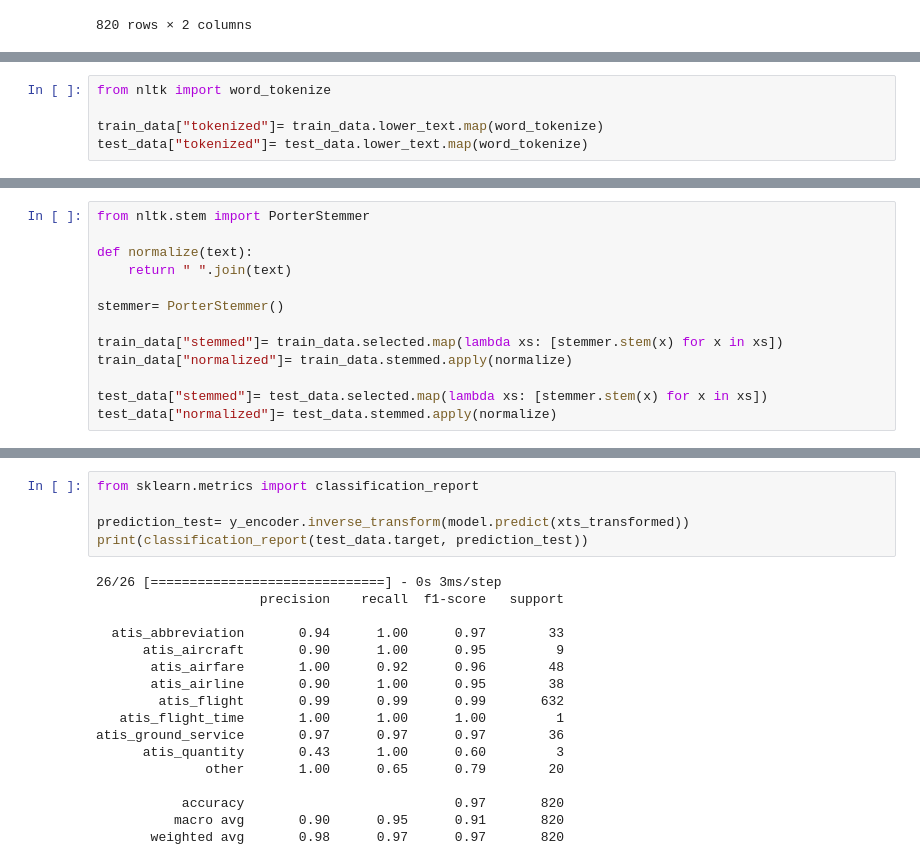
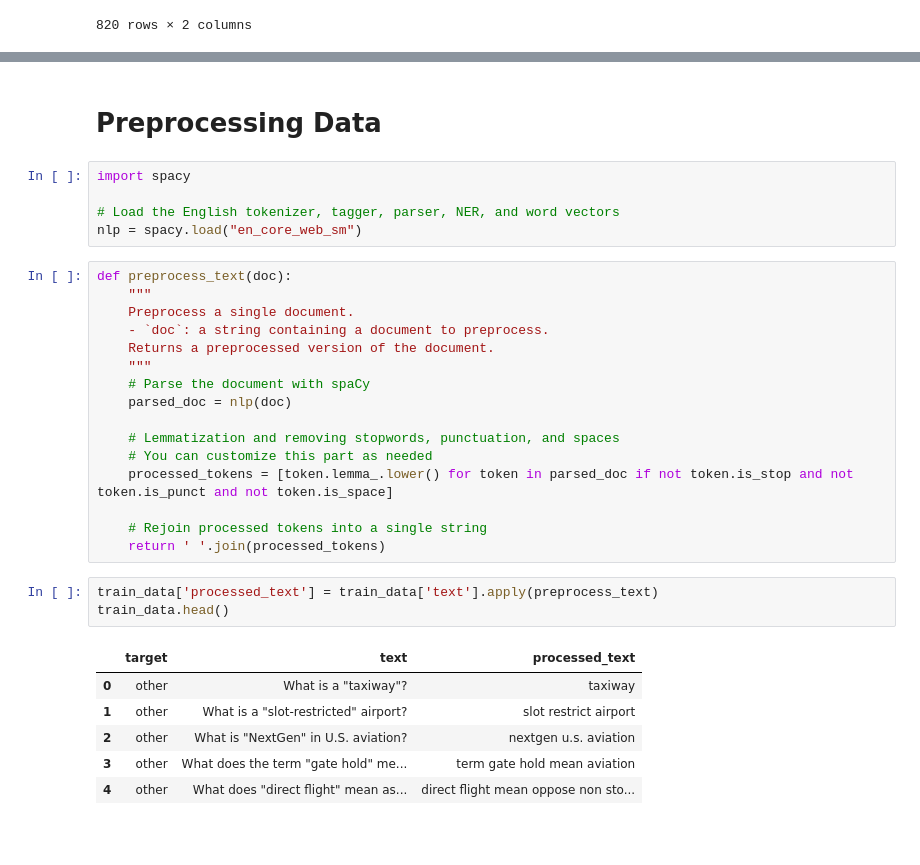
Before and after one commit to v1lton/chatbot, a Jupyter notebook: intent.ipynb, the cells around one changed output, grey strips where cells are left out. Drawn from its saved outputs; the diff is of its cells as text; blank space fills up the shorter version.

```diff
--- a/intent.ipynb
+++ b/intent.ipynb
@@ -116,5 +93,0 @@ test_data["lower_text"]= test_data.text.map(lambda x: x.lower())
-# %%
-from nltk import word_tokenize
-
-train_data["tokenized"]= train_data.lower_text.map(word_tokenize)
-test_data["tokenized"]= test_data.lower_text.map(word_tokenize)
@@ -138,13 +93,0 @@ test_data["selected"]= test_data.tokenized.map(lambda df: remove_stop(df, stop_p
-# %%
-from nltk.stem import PorterStemmer
-
-def normalize(text):
-    return " ".join(text)
-
-stemmer= PorterStemmer()
-
-train_data["stemmed"]= train_data.selected.map(lambda xs: [stemmer.stem(x) for x in xs])
-train_data["normalized"]= train_data.stemmed.apply(normalize)
-
-test_data["stemmed"]= test_data.selected.map(lambda xs: [stemmer.stem(x) for x in xs])
-test_data["normalized"]= test_data.stemmed.apply(normalize)
@@ -300,22 +94,33 @@ atis_ground_service       1.00      1.00      1.00       255
-# %%
-from sklearn.metrics import classification_report
-
-prediction_test= y_encoder.inverse_transform(model.predict(xts_transformed))
-print(classification_report(test_data.target, prediction_test))
-# %% [output]
-26/26 [==============================] - 0s 3ms/step
-                     precision    recall  f1-score   support
-
-  atis_abbreviation       0.94      1.00      0.97        33
-      atis_aircraft       0.90      1.00      0.95         9
-       atis_airfare       1.00      0.92      0.96        48
-       atis_airline       0.90      1.00      0.95        38
-        atis_flight       0.99      0.99      0.99       632
-   atis_flight_time       1.00      1.00      1.00         1
-atis_ground_service       0.97      0.97      0.97        36
-      atis_quantity       0.43      1.00      0.60         3
-              other       1.00      0.65      0.79        20
-
-           accuracy                           0.97       820
-          macro avg       0.90      0.95      0.91       820
-       weighted avg       0.98      0.97      0.97       820
+# %% [markdown]
+# Preprocessing Data
+# %%
+import spacy
+
+# Load the English tokenizer, tagger, parser, NER, and word vectors
+nlp = spacy.load("en_core_web_sm")
+# %%
+def preprocess_text(doc):
+    """
+    Preprocess a single document.
+    - `doc`: a string containing a document to preprocess.
+    Returns a preprocessed version of the document.
+    """
+    # Parse the document with spaCy
+    parsed_doc = nlp(doc)
+
+    # Lemmatization and removing stopwords, punctuation, and spaces
+    # You can customize this part as needed
+    processed_tokens = [token.lemma_.lower() for token in parsed_doc if not token.is_stop and not token.is_punct and not token.is_space]
+
+    # Rejoin processed tokens into a single string
+    return ' '.join(processed_tokens)
+# %%
+train_data['processed_text'] = train_data['text'].apply(preprocess_text)
+train_data.head()
+# %% [output]
+|  | target | text | processed_text |
+| 0 | other | What is a "taxiway"? | taxiway |
+| 1 | other | What is a "slot-restricted" airport? | slot restrict airport |
+| 2 | other | What is "NextGen" in U.S. aviation? | nextgen u.s. aviation |
+| 3 | other | What does the term "gate hold" me... | term gate hold mean aviation |
+| 4 | other | What does "direct flight" mean as... | direct flight mean oppose non sto... |
```
Also changed, not shown: parts of 39 cells of this notebook.
